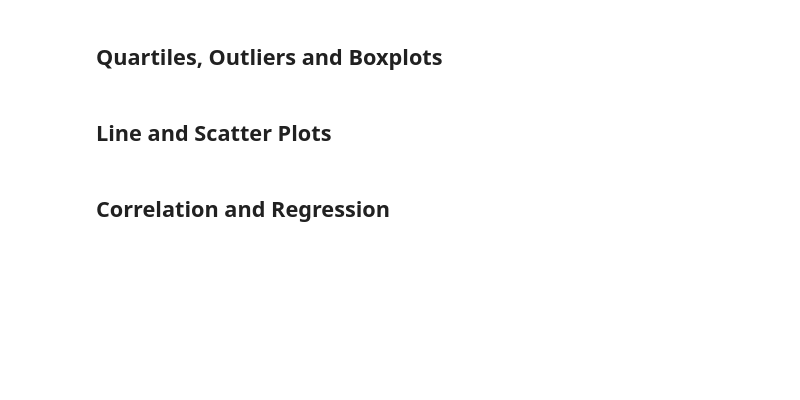
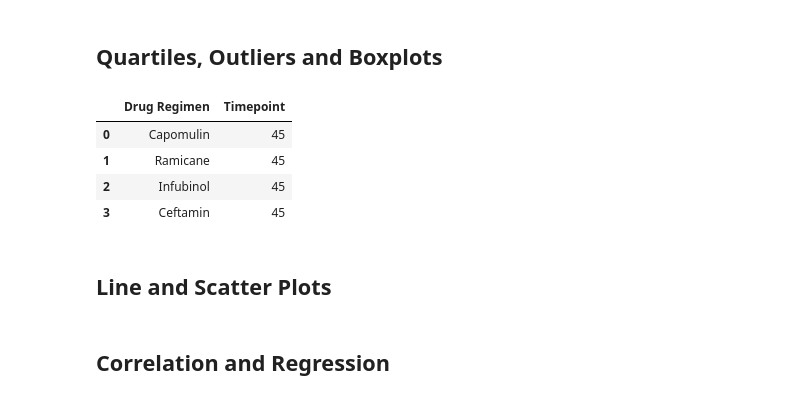
Before and after one commit to aidixon/matplotlib-challenge, a Jupyter notebook: Pymaceuticals/pymaceuticals_starter.ipynb, the cells around one changed output. Saved outputs shown, nothing was run; the diff lists cells and outputs as text; code cells hidden in the pictures; blank space fills up the shorter version.

```diff
--- a/Pymaceuticals/pymaceuticals_starter.ipynb
+++ b/Pymaceuticals/pymaceuticals_starter.ipynb
@@ -262,11 +259,23 @@ plt.show()
 # %%
 # Calculate the final tumor volume of each mouse across four of the treatment regimens:
 # Capomulin, Ramicane, Infubinol, and Ceftamin
 
 # Start by getting the last (greatest) timepoint for each mouse
-
+timepoint = dropped_duplicates_df.groupby("Drug Regimen")["Timepoint"].max()
+timepoint
 
 # Merge this group df with the original dataframe to get the tumor volume at the last timepoint
+data= {'Drug Regimen' : ['Capomulin','Ramicane','Infubinol','Ceftamin'],
+               'Timepoint': [45, 45, 45, 45]}
+timepoint_df = pd.DataFrame(data, columns =["Drug Regimen","Timepoint"])
+timepoint_df
+# new_table_df = pd.merge(dropped_duplicates_df, timepoint_df, on = "Drug Regimen", how ="left")
+# %% [output]
+|  | Drug Regimen | Timepoint |
+| 0 | Capomulin | 45 |
+| 1 | Ramicane | 45 |
+| 2 | Infubinol | 45 |
+| 3 | Ceftamin | 45 |
 # %%
 # Put treatments into a list for for loop (and later for plot labels)
 
```
Also changed, not shown: parts of 2 cells of this notebook.
